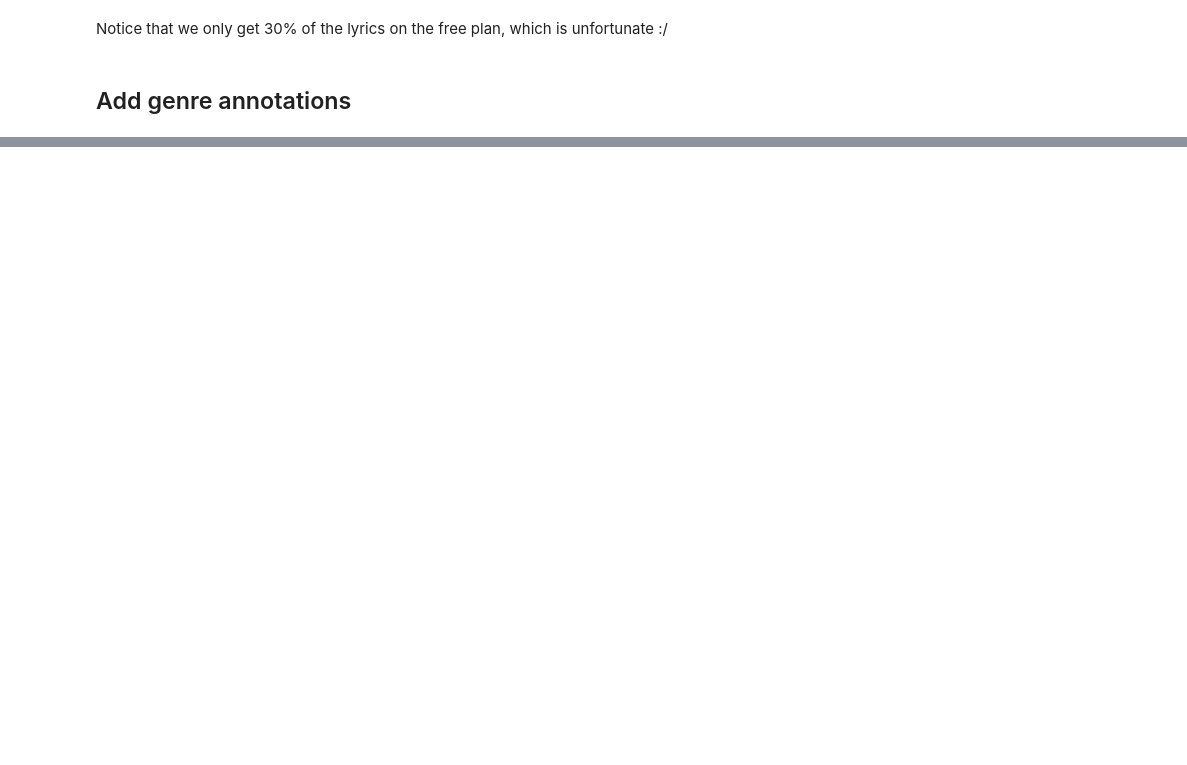
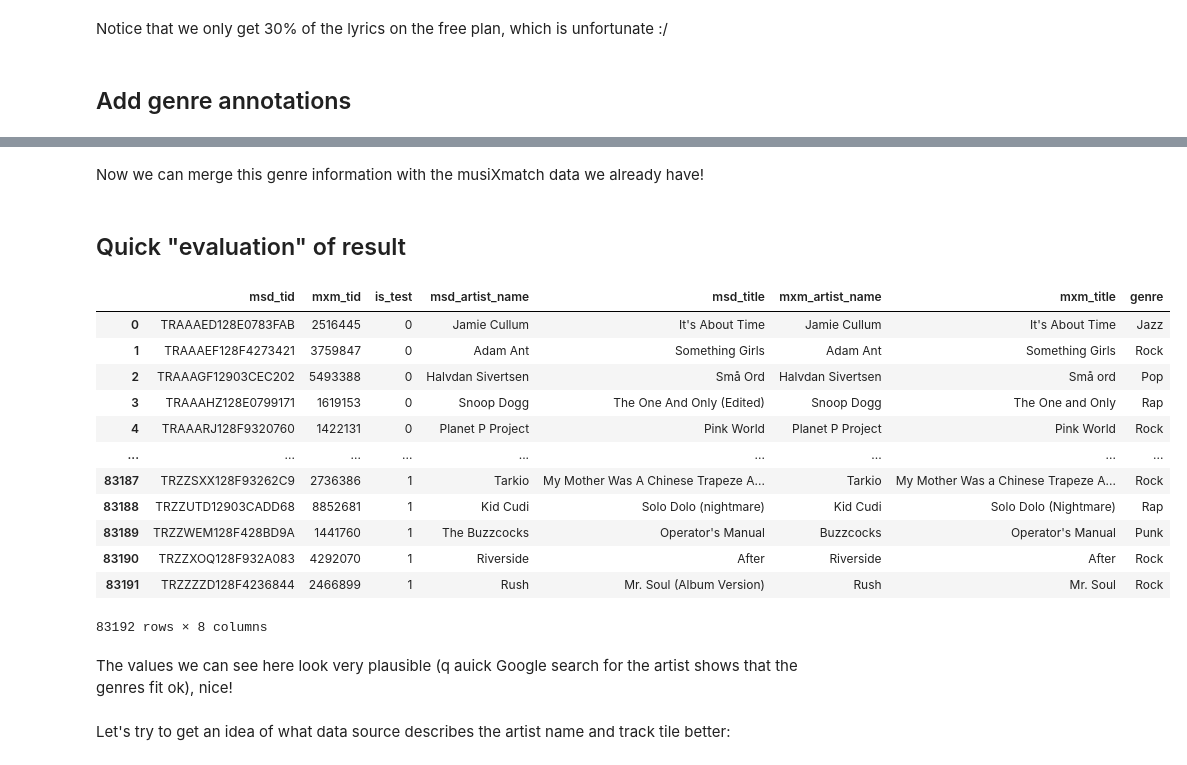
Before and after one commit to Sejmou/tuwien-nlp-2022w-group12, a Jupyter notebook: data-crawl_attempt2.ipynb, the cells around one changed output, grey strips where cells are left out. Drawn from its saved outputs; the diff is of its cells as text; code cells hidden in the pictures; blank space fills up the shorter version.

Commit message:
link musiXmatch data with tagtraum genre annotations, quick analysis

```diff
--- a/data-crawl_attempt2.ipynb
+++ b/data-crawl_attempt2.ipynb
@@ -55,11 +67,11 @@ This "full mapping file" contains additional information about the artist name a
 mapping_file_path = os.path.join(data_dir, "mxm_779k_matches.txt")
 
 if not os.path.exists(mapping_file_path):
-  mapping_zip = get_remote_zip("http://millionsongdataset.com/sites/default/files/AdditionalFiles/mxm_779k_matches.txt.zip")
-  with mapping_zip.open(mapping_zip.namelist()[0]) as f:
-    mapping_file_content = f.read().decode()
-    with open(mapping_file_path, "w") as f:
-      f.write(mapping_file_content)
+  fetch_data(
+    "http://millionsongdataset.com/sites/default/files/AdditionalFiles/mxm_779k_matches.txt.zip",
+    mapping_file_path,
+    True
+  )
 
 
 
@@ -219,0 +237,13 @@ TODO
+# %%
+tagtraum_cd2c_file_path = f"{data_dir}/msd_tagtraum_cd2c.cls"
+tagtraum_cd2c_zip_link = f"https://www.tagtraum.com/genres/msd_tagtraum_cd2c.cls.zip"
+
+
+if not os.path.exists(tagtraum_cd2c_file_path):
+  fetch_data(
+    tagtraum_cd2c_zip_link,
+    tagtraum_cd2c_file_path,
+    True
+  )
+# %%
+tagtraum_cd2c = pd.read_table(tagtraum_cd2c_file_path, sep="\t", names=["msd_tid", "genre"], skiprows=7)
@@ -219,0 +266,26 @@ TODO
+# %% [markdown]
+Now we can merge this genre information with the musiXmatch data we already have!
+# %%
+songs_and_genres = pd.merge(merged, tagtraum_cd2c, on="msd_tid")
+# %% [markdown]
+## Quick "evaluation" of result
+# %%
+songs_and_genres
+# %% [output]
+|  | msd_tid | mxm_tid | is_test | msd_artist_name | msd_title | mxm_artist_name | mxm_title | genre |
+| 0 | TRAAAED128E0783FAB | 2516445 | 0 | Jamie Cullum | It's About Time | Jamie Cullum | It's About Time | Jazz |
+| 1 | TRAAAEF128F4273421 | 3759847 | 0 | Adam Ant | Something Girls | Adam Ant | Something Girls | Rock |
+| 2 | TRAAAGF12903CEC202 | 5493388 | 0 | Halvdan Sivertsen | Små Ord | Halvdan Sivertsen | Små ord | Pop |
+| 3 | TRAAAHZ128E0799171 | 1619153 | 0 | Snoop Dogg | The One And Only (Edited) | Snoop Dogg | The One and Only | Rap |
+| 4 | TRAAARJ128F9320760 | 1422131 | 0 | Planet P Project | Pink World | Planet P Project | Pink World | Rock |
+| ... | ... | ... | ... | ... | ... | ... | ... | ... |
+| 83187 | TRZZSXX128F93262C9 | 2736386 | 1 | Tarkio | My Mother Was A Chinese Trapeze A... | Tarkio | My Mother Was a Chinese Trapeze A... | Rock |
+| 83188 | TRZZUTD12903CADD68 | 8852681 | 1 | Kid Cudi | Solo Dolo (nightmare) | Kid Cudi | Solo Dolo (Nightmare) | Rap |
+| 83189 | TRZZWEM128F428BD9A | 1441760 | 1 | The Buzzcocks | Operator's Manual | Buzzcocks | Operator's Manual | Punk |
+| 83190 | TRZZXOQ128F932A083 | 4292070 | 1 | Riverside | After | Riverside | After | Rock |
+| 83191 | TRZZZZD128F4236844 | 2466899 | 1 | Rush | Mr. Soul (Album Version) | Rush | Mr. Soul | Rock |
+83192 rows × 8 columns
+# %% [markdown]
+The values we can see here look very plausible (q auick Google search for the artist shows that the genres fit ok), nice!
+# %% [markdown]
+Let's try to get an idea of what data source describes the artist name and track tile better:
```
Also changed, not shown: parts of 30 cells of this notebook.
